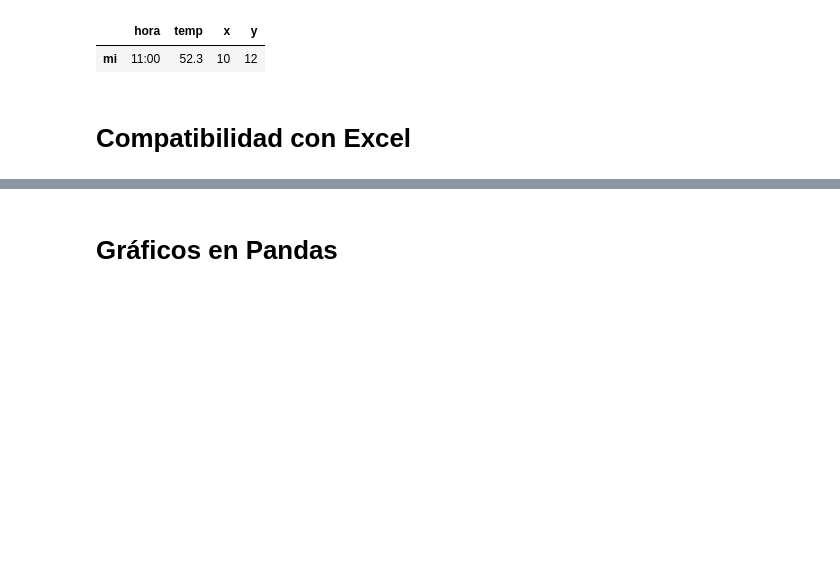
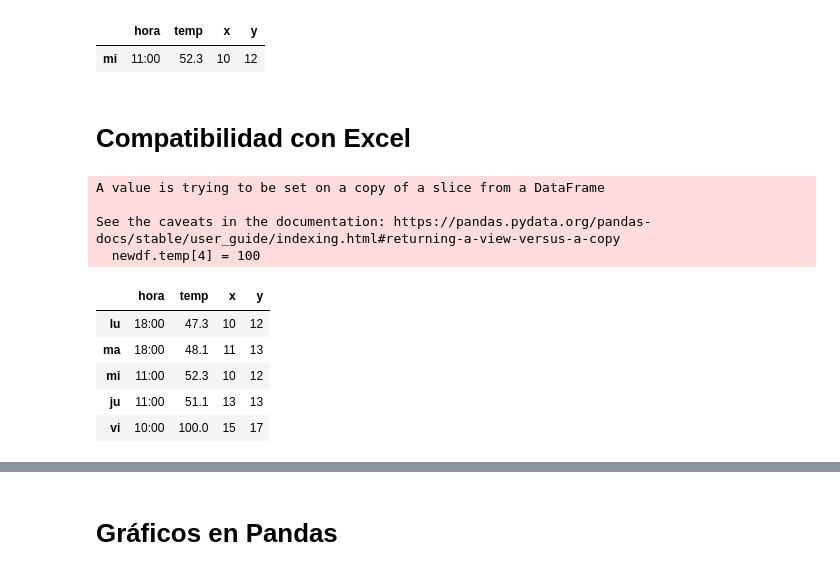
Before and after one commit to fleaman-udec/introduccion-python, a Jupyter notebook: IPCD-05-AnalisisDatos.ipynb, the cells around one changed output, grey strips where cells are left out. Cells and saved outputs as stored; diff of their text form; code cells hidden in the pictures; blank space fills up the shorter version.

```diff
--- a/IPCD-05-AnalisisDatos.ipynb
+++ b/IPCD-05-AnalisisDatos.ipynb
@@ -183,7 +189,20 @@ display( newdf[(newdf.temp>50.0) & (newdf.y<13)] )
 # %% [markdown]
 # Compatibilidad con Excel
 # %%
+newdf.temp[4] = 100
+display(newdf)
 newdf.to_excel('misdatos.xlsx')
+# %% [output]
+A value is trying to be set on a copy of a slice from a DataFrame
+
+See the caveats in the documentation: https://pandas.pydata.org/pandas-docs/stable/user_guide/indexing.html#returning-a-view-versus-a-copy
+  newdf.temp[4] = 100
+|  | hora | temp | x | y |
+| lu | 18:00 | 47.3 | 10 | 12 |
+| ma | 18:00 | 48.1 | 11 | 13 |
+| mi | 11:00 | 52.3 | 10 | 12 |
+| ju | 11:00 | 51.1 | 13 | 13 |
+| vi | 10:00 | 100.0 | 15 | 17 |
 # %%
 datos = pd.read_excel('misdatos.xlsx', index_col=0)
 display(datos)
```
Also changed, not shown: parts of 6 cells of this notebook, 2 other files.
